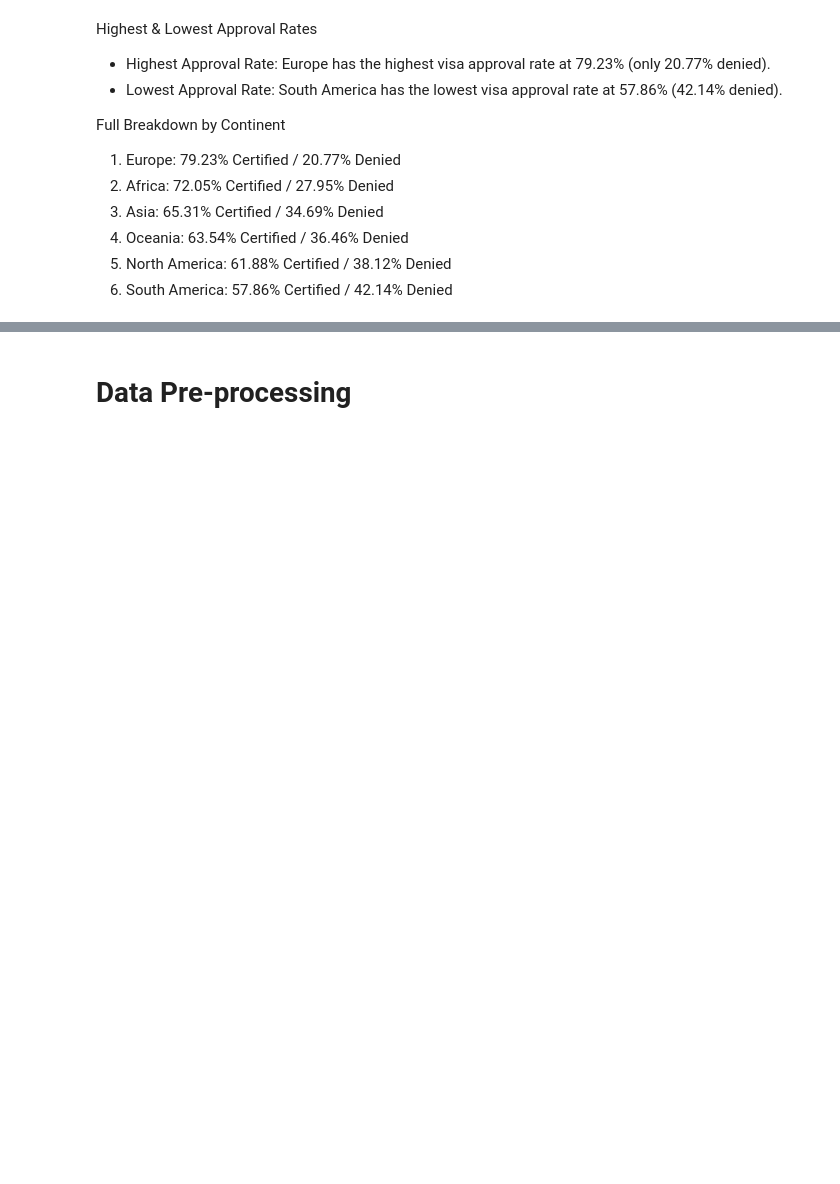
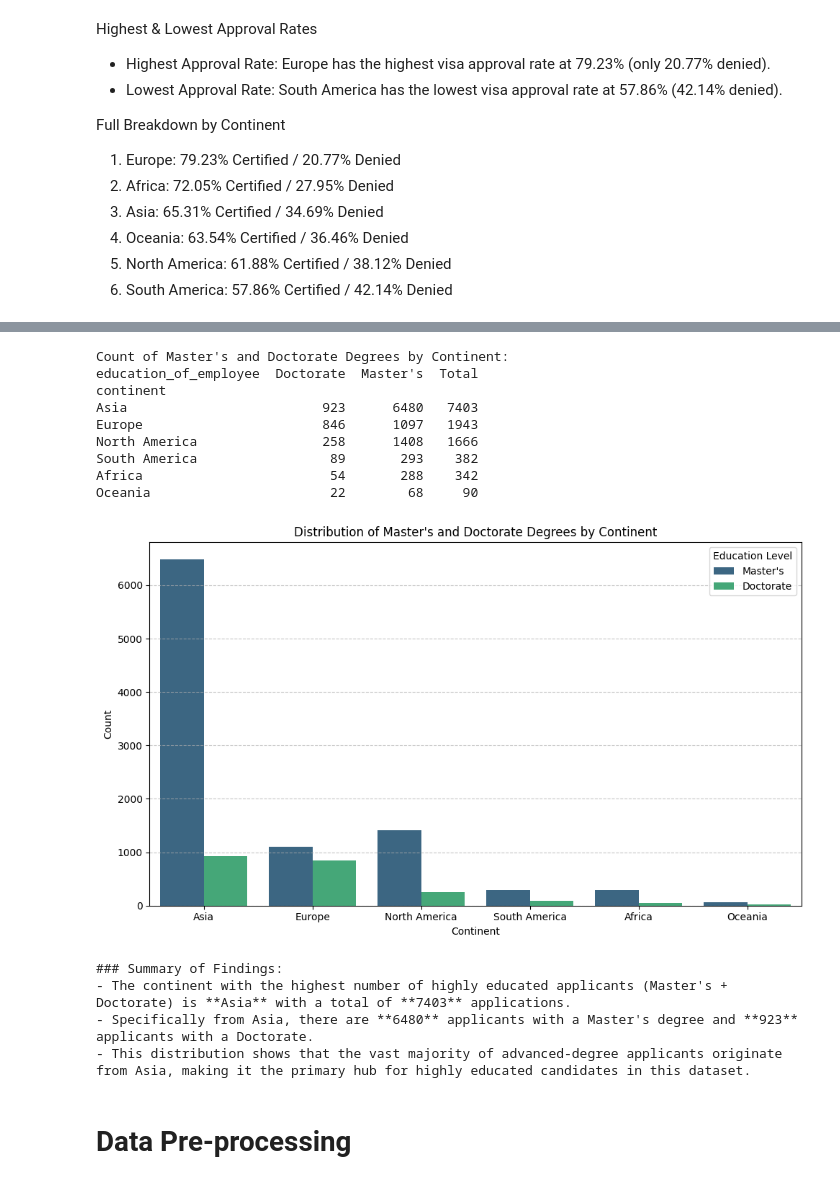
Before and after one commit to Kwasi-Dankwa/Easy_Visa_CS, a Jupyter notebook: AI&DS_Week8_Project2_Full_Code_Notebook_EasyVisa_.ipynb, the cells around one changed output, grey strips where cells are left out. Cells and saved outputs as stored; diff of their text form; code cells hidden in the pictures; blank space fills up the shorter version.

```diff
--- a/AI&DS_Week8_Project2_Full_Code_Notebook_EasyVisa_.ipynb
+++ b/AI&DS_Week8_Project2_Full_Code_Notebook_EasyVisa_.ipynb
@@ -384,3 +438,58 @@ Full Breakdown by Continent
+# %%
+
+# Filter dataset for Master's and Doctorate degrees
+higher_edu_df = df[df['education_of_employee'].isin(["Master's", "Doctorate"])]
+
+# Create a pivot table to count occurrences by continent and education level
+continent_edu_counts = pd.crosstab(higher_edu_df['continent'], higher_edu_df['education_of_employee'])
+continent_edu_counts['Total'] = continent_edu_counts["Master's"] + continent_edu_counts["Doctorate"]
+continent_edu_counts = continent_edu_counts.sort_values(by='Total', ascending=False)
+
+print("Count of Master's and Doctorate Degrees by Continent:")
+print(continent_edu_counts)
+
+# Plotting the breakdown across continents
+plt.figure(figsize=(10, 6))
+sns.countplot(
+    data=higher_edu_df,
+    x='continent',
+    hue='education_of_employee',
+    order=continent_edu_counts.index,
+    palette='viridis'
+)
+plt.title("Distribution of Master's and Doctorate Degrees by Continent")
+plt.xlabel("Continent")
+plt.ylabel("Count")
+plt.legend(title="Education Level")
+plt.grid(axis='y', linestyle='--', alpha=0.7)
+plt.tight_layout()
+plt.show()
+
+# Summary of findings
+most_continent = continent_edu_counts.index[0]
+most_cont_total = continent_edu_counts.iloc[0]['Total']
+most_cont_masters = continent_edu_counts.iloc[0]["Master's"]
+most_cont_docs = continent_edu_counts.iloc[0]["Doctorate"]
+
+print(f"\n### Summary of Findings:")
+print(f"- The continent with the highest number of highly educated applicants (Master's + Doctorate) is **{most_continent}** with a total of **{most_cont_total}** applications.")
+print(f"- Specifically from {most_continent}, there are **{most_cont_masters}** applicants with a Master's degree and **{most_cont_docs}** applicants with a Doctorate.")
+print(f"- This distribution shows that the vast majority of advanced-degree applicants originate from {most_continent}, making it the primary hub for highly educated candidates in this dataset.")
+# %% [output]
+Count of Master's and Doctorate Degrees by Continent:
+education_of_employee  Doctorate  Master's  Total
+continent
+Asia                         923      6480   7403
+Europe                       846      1097   1943
+North America                258      1408   1666
+South America                 89       293    382
+Africa                        54       288    342
+Oceania                       22        68     90
+[figure, added]
+### Summary of Findings:
+- The continent with the highest number of highly educated applicants (Master's + Doctorate) is **Asia** with a total of **7403** applications.
+- Specifically from Asia, there are **6480** applicants with a Master's degree and **923** applicants with a Doctorate.
+- This distribution shows that the vast majority of advanced-degree applicants originate from Asia, making it the primary hub for highly educated candidates in this dataset.
 # %% [markdown]
 # **Data Pre-processing**
 # %% [markdown]
```
Also changed, not shown: parts of 1 cell of this notebook.
